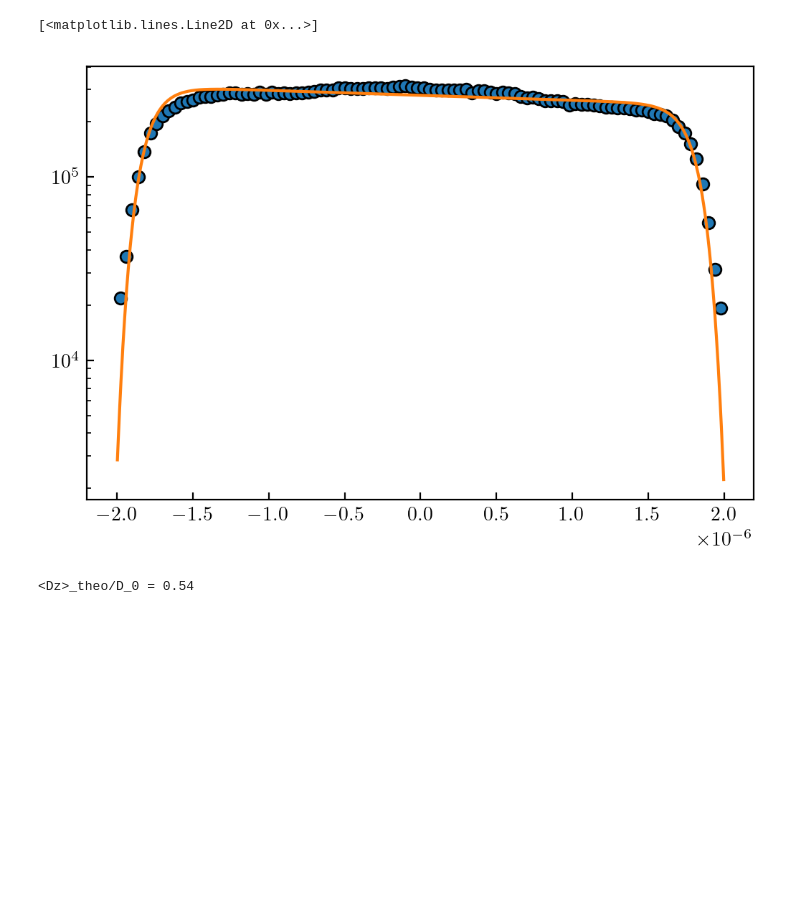
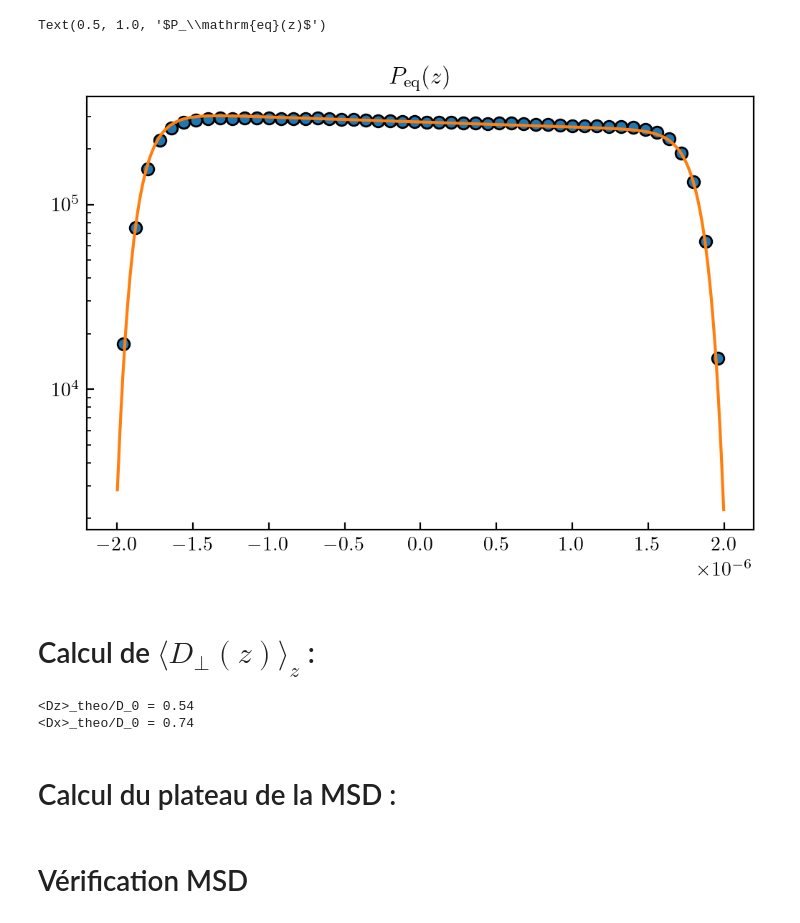
Before and after one commit to ElodieMillan/Brownian-particle-near-wall, a Jupyter notebook: Optimisation_experimental_C4/Verification_double_mur.ipynb, the cells around one changed output. Drawn from its saved outputs; the diff is of its cells as text; code cells hidden in the pictures; blank space fills up the shorter version.

```diff
--- a/Optimisation_experimental_C4/Verification_double_mur.ipynb
+++ b/Optimisation_experimental_C4/Verification_double_mur.ipynb
@@ -243,58 +271,32 @@ simu.PDF("z", N_tau=10, space="wall", bins=100, plot=True)
 # %%
-X, Y = simu.PDF("z", N_tau=10, space="wall", bins=100, plot=False, output=True)
+X, Y = simu.PDF("z", N_tau=10, space="wall", bins=50, plot=False, output=True)
 # %%
-plt.plot(X,Y,"o")
-plt.semilogy(zz, P_eq(zz)/quad(P_eq, -H, H)[0])
+plt.plot(X,Y,"o", label=r"Simu")
+plt.semilogy(zz, P_eq(zz)/quad(P_eq, -H, H)[0], label=r"Théorie")
+plt.title(r"$P_\mathrm{eq}(z)$")
 # %% [output]
-[<matplotlib.lines.Line2D at 0x...>]
+Text(0.5, 1.0, '$P_\\mathrm{eq}(z)$')
-[figure, old version]
+[figure, new version]
+# %% [markdown]
+# Calcul de $\langle D_\perp(z) \rangle_z$ :
 # %%
 pdf_theo = simu.P_z_wall(zz) ## P_eq(z)
 Peq_z = pdf_theo/np.trapz(pdf_theo, zz) ## Normalisation par N
 
-"""
-    Sur l'axe Z
-"""
-def gamma_z_eff(zi_1, a, eta, H):
-    """
-    Formule de Padé
-    """
-    # Mur Top
-    gam_z = (
-        6
-        * np.pi
-        * a
-        * eta
-        * (
-            (
-                (6 * (H-zi_1)**2 + 9*a*(H-zi_1) + 2*a**2)
-                / (6 * (H-zi_1)**2 + 2*a*(H-zi_1))
-            )
-        )
-    )
-    # Mur Bottom
-    gam_z_2 = (
-        6
-        * np.pi
-        * a
-        * eta
-        * (
-            (
-                (6 * (H+zi_1)**2 + 9*a*(H+zi_1) + 2*a**2)
-                / (6 * (H+zi_1)**2 + 2*a*(H+zi_1))
-            )
-        )
-    )
-
-    gam_z_0 = 6 * np.pi * a * eta
-
-    return (gam_z + gam_z_2 - gam_z_0)
-
 Dz = (simu.kb*simu.T) / (gamma_z_eff(zz, a, eta, H))
 mean_Dz_theo = np.trapz(Dz * Peq_z, zz)
 print("<Dz>_theo/D_0 = {:.2f}".format(mean_Dz_theo/(kBT / simu.gamma)))
+
+Dx = (simu.kb*simu.T) / (gamma_xy_eff(zz, a, eta, H))
+mean_Dx_theo = np.trapz(Dx *Peq_z, zz)
+print("<Dx>_theo/D_0 = {:.2f}".format(mean_Dx_theo/(kBT / simu.gamma)))
 # %% [output]
 <Dz>_theo/D_0 = 0.54
+<Dx>_theo/D_0 = 0.74
+# %% [markdown]
+# Calcul du plateau de la MSD :
+# %% [markdown]
+# Vérification MSD
 # %%
 list_dt_MSD = np.array([], dtype=int)
 for i in range(len(str(Nt)) - 1):
```
Also changed, not shown: parts of 36 cells of this notebook, 4 other files.
